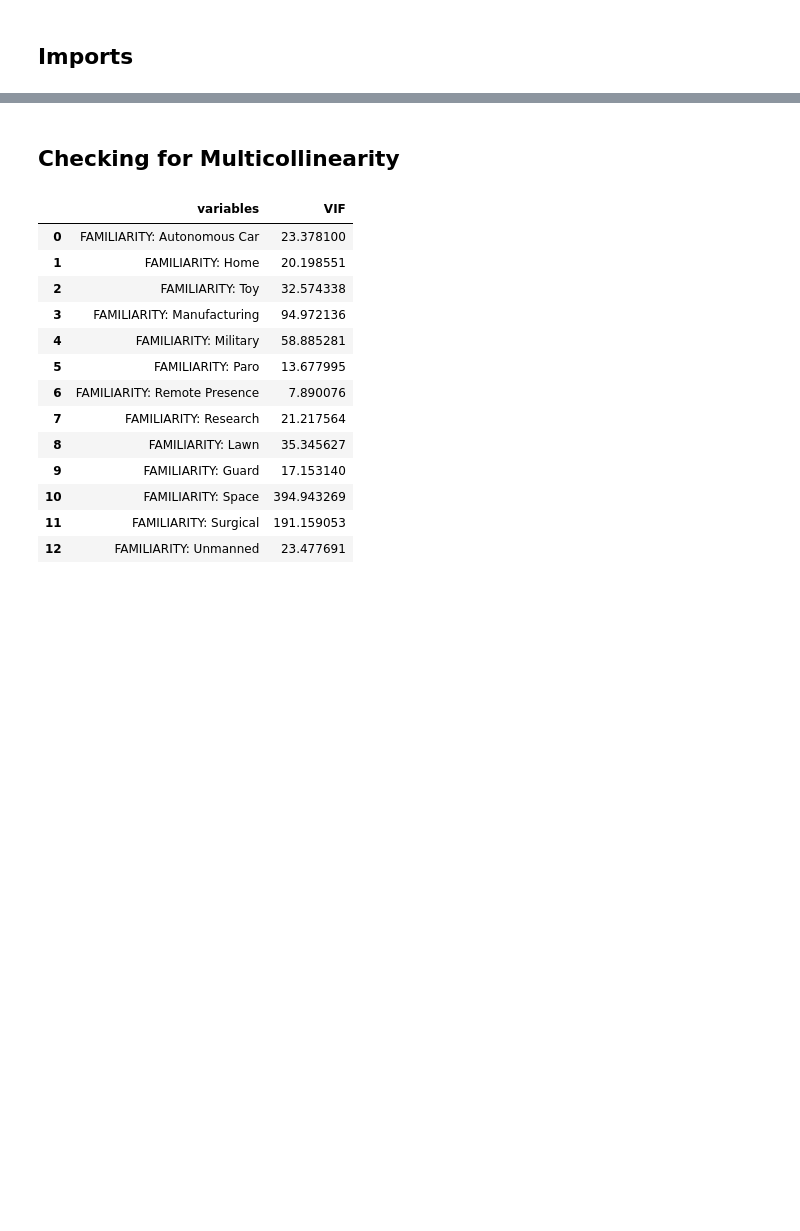
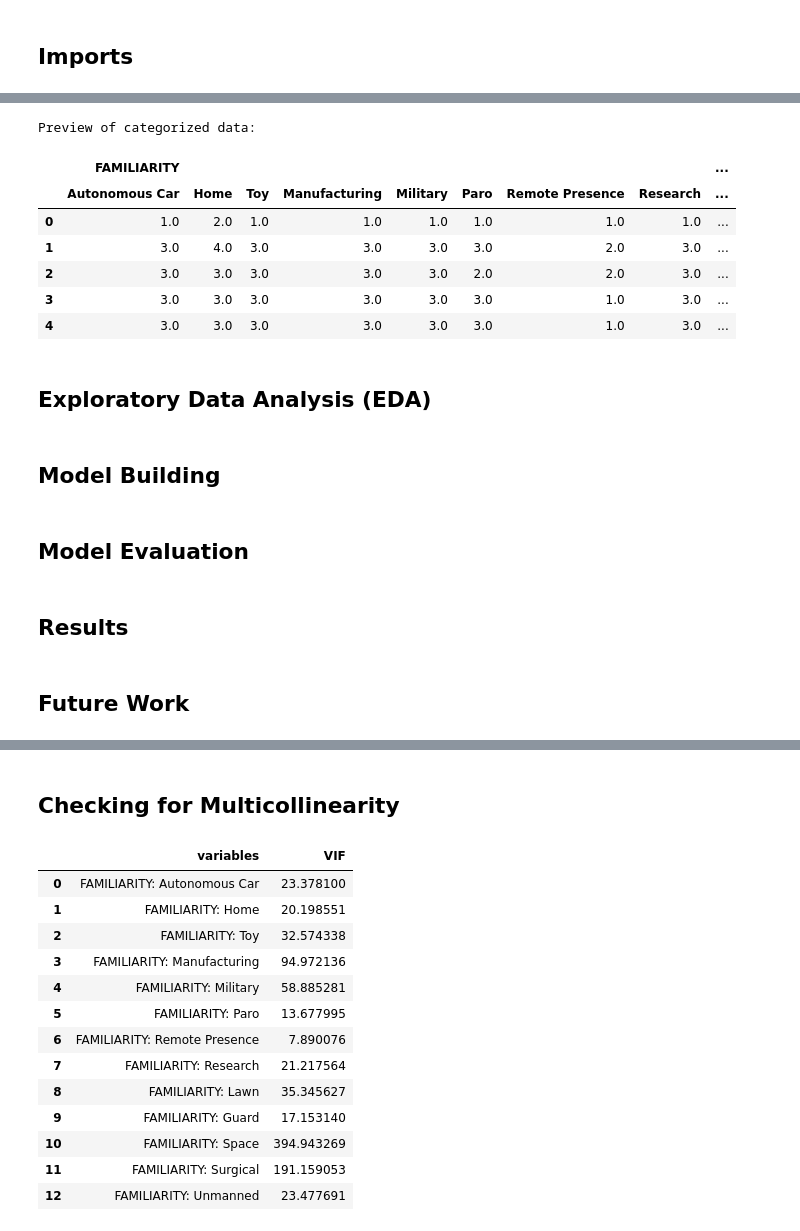
Before and after one commit to saathveek/ml-predicting-older-adult-trust, a Jupyter notebook: notebooks/trust_modeling.ipynb, the cells around one changed output, grey strips where cells are left out. Drawn from its saved outputs; the diff is of its cells as text; code cells hidden in the pictures; blank space fills up the shorter version.

Commit message:
Updated Data Cleaning and Preprocessing

```diff
--- a/notebooks/trust_modeling.ipynb
+++ b/notebooks/trust_modeling.ipynb
@@ -19,17 +27,30 @@ The study was conducted as part of an independent research project in the **Huma
 # %% [markdown]
 ## Imports
 # %%
+import warnings
+
 import numpy as np
 import pandas as pd
 import seaborn as sns
 import matplotlib.pyplot as plt
+
+from sklearn.exceptions import ConvergenceWarning
+from sklearn.linear_model import Ridge, Lasso, LinearRegression
 from sklearn.preprocessing import StandardScaler
-from sklearn.linear_model import Ridge, Lasso, LinearRegression
-from statsmodels.stats.outliers_influence import variance_inflation_factor
+from statsmodels.stats.outliers_influence import variance_inflation_factor  # multicollinearity checks
+
+from IPython.display import display
+
+import os
+
+# Suppress sklearn warnings
+warnings.filterwarnings("ignore", category=ConvergenceWarning)
+warnings.filterwarnings("ignore", category=UserWarning)
+
+# Set seaborn theme for plots
 sns.set_theme()
 
-import warnings
-from sklearn.exceptions import ConvergenceWarning
-warnings.filterwarnings("ignore", category=ConvergenceWarning)
-warnings.filterwarnings("ignore", category=UserWarning)
+# Prevent dataframe columns from being hidden
+pd.set_option('display.max_columns', None)
+pd.set_option('display.width', None)
 # %% [markdown]
@@ -59,3 +159,36 @@ Original: 63
+# %%
+"""
+Reformat column headers into a hierarchical structure:
+- Column headers with a colon-separated format (e.g., "FAMILIARITY: Home")
+  are split into two levels: ("FAMILIARITY", "Home")
+- All other columns are included under the "OTHER" category and retain their column name
+"""
+df.columns = pd.MultiIndex.from_tuples(
+    [col.split(": ") if ": " in col else ("OTHER", col) for col in df.columns]
+)
+
+# Preview categorized data
+print("Preview of categorized data:")
+display(df.head())
+# %% [output]
+Preview of categorized data:
+|  | FAMILIARITY |  |  |  |  |  |  |  | ... |
+|  | Autonomous Car | Home | Toy | Manufacturing | Military | Paro | Remote Presence | Research | ... |
+| 0 | 1.0 | 2.0 | 1.0 | 1.0 | 1.0 | 1.0 | 1.0 | 1.0 | ... |
+| 1 | 3.0 | 4.0 | 3.0 | 3.0 | 3.0 | 3.0 | 2.0 | 3.0 | ... |
+| 2 | 3.0 | 3.0 | 3.0 | 3.0 | 3.0 | 2.0 | 2.0 | 3.0 | ... |
+| 3 | 3.0 | 3.0 | 3.0 | 3.0 | 3.0 | 3.0 | 1.0 | 3.0 | ... |
+| 4 | 3.0 | 3.0 | 3.0 | 3.0 | 3.0 | 3.0 | 1.0 | 3.0 | ... |
+# %% [markdown]
+## Exploratory Data Analysis (EDA)
+# %% [markdown]
+## Model Building
+# %% [markdown]
+## Model Evaluation
+# %% [markdown]
+## Results
+# %% [markdown]
+## Future Work
 # %%
 studydata = df.drop(columns = "Participant ID")
 FamVars = ["FAMILIARITY: Autonomous Car", "FAMILIARITY: Home", "FAMILIARITY: Toy", "FAMILIARITY: Manufacturing", "FAMILIARITY: Military", "FAMILIARITY: Paro",
```
Also changed, not shown: parts of 11 cells of this notebook, 5 other files.
